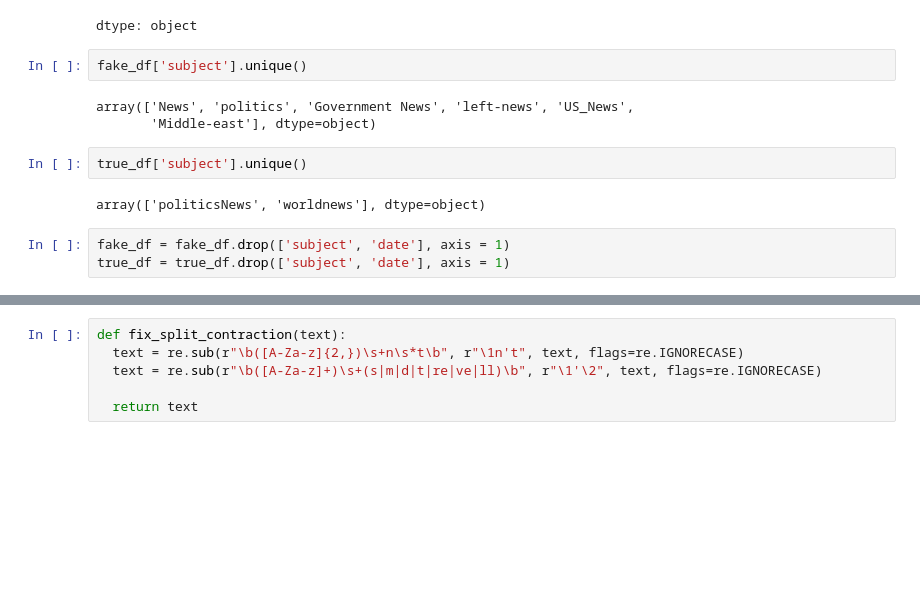
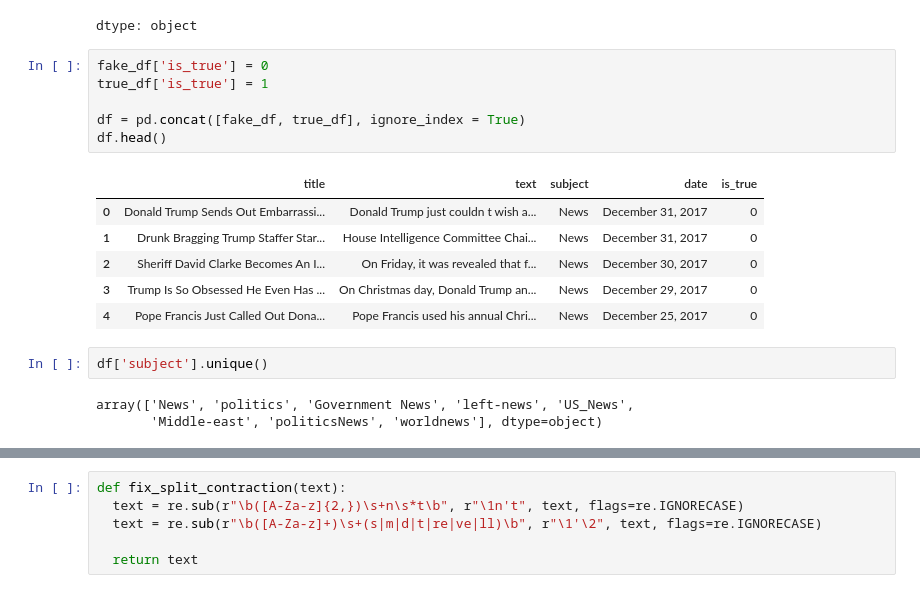
Before and after one commit to NoxFort1/fake-news-detector, a Jupyter notebook: notebooks/01_data_exploration.ipynb, the cells around one changed output, grey strips where cells are left out. Cells and saved outputs as stored; diff of their text form; blank space fills up the shorter version.

```diff
--- a/notebooks/01_data_exploration.ipynb
+++ b/notebooks/01_data_exploration.ipynb
@@ -52,15 +34,21 @@ true_df.dtypes
 | subject | object |
 | date | object |
 dtype: object
+# %%
+fake_df['is_true'] = 0
+true_df['is_true'] = 1
+
+df = pd.concat([fake_df, true_df], ignore_index = True)
+df.head()
+# %% [output]
+|  | title | text | subject | date | is_true |
+| 0 | Donald Trump Sends Out Embarrassi... | Donald Trump just couldn t wish a... | News | December 31, 2017 | 0 |
+| 1 | Drunk Bragging Trump Staffer Star... | House Intelligence Committee Chai... | News | December 31, 2017 | 0 |
+| 2 | Sheriff David Clarke Becomes An I... | On Friday, it was revealed that f... | News | December 30, 2017 | 0 |
+| 3 | Trump Is So Obsessed He Even Has ... | On Christmas day, Donald Trump an... | News | December 29, 2017 | 0 |
+| 4 | Pope Francis Just Called Out Dona... | Pope Francis used his annual Chri... | News | December 25, 2017 | 0 |
 # %%
-fake_df['subject'].unique()
+df['subject'].unique()
 # %% [output]
 array(['News', 'politics', 'Government News', 'left-news', 'US_News',
-       'Middle-east'], dtype=object)
+       'Middle-east', 'politicsNews', 'worldnews'], dtype=object)
-# %%
-true_df['subject'].unique()
-# %% [output]
-array(['politicsNews', 'worldnews'], dtype=object)
-# %%
-fake_df = fake_df.drop(['subject', 'date'], axis = 1)
-true_df = true_df.drop(['subject', 'date'], axis = 1)
```
Also changed, not shown: parts of 8 cells of this notebook.
